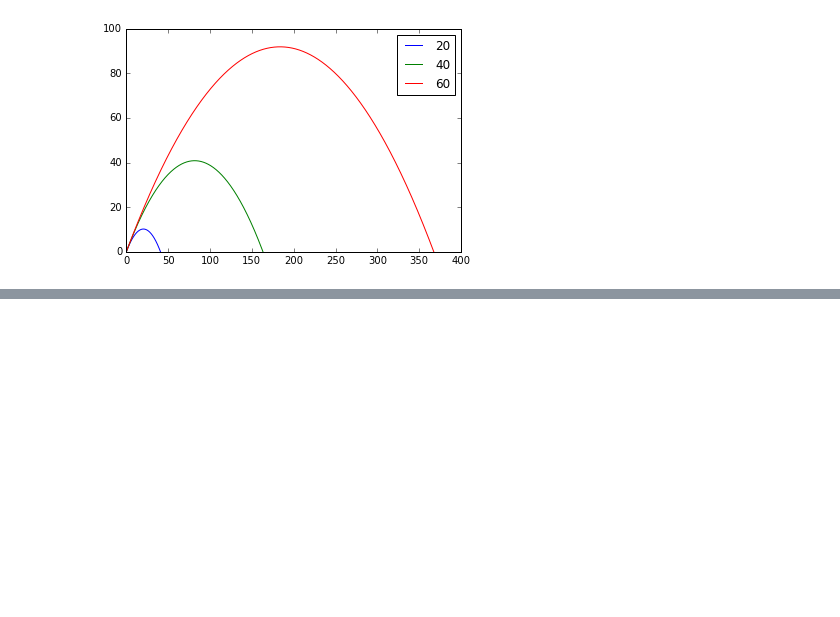
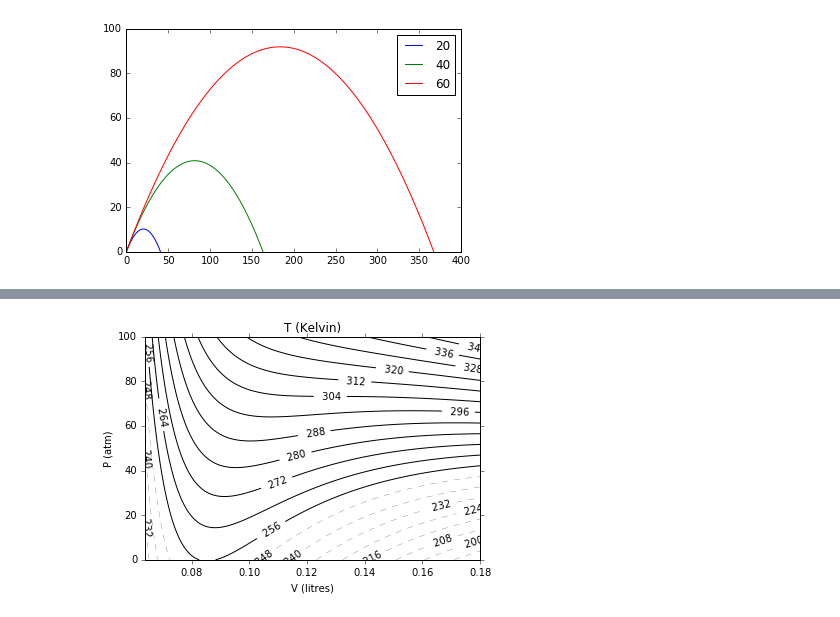
Before and after one commit to phasetr/mathcodes, a Jupyter notebook: jupiter/math_simple_graph.ipynb, the cells around one changed output, grey strips where cells are left out. Cells and saved outputs as stored; diff of their text form; code cells hidden in the pictures; blank space fills up the shorter version.

```diff
--- a/jupiter/math_simple_graph.ipynb
+++ b/jupiter/math_simple_graph.ipynb
@@ -255,0 +342,39 @@ plt.show()
+# %%
+%matplotlib inline
+import matplotlib
+import numpy as np
+import matplotlib.pyplot as plt
+
+matplotlib.rcParams['xtick.direction'] = 'out'
+matplotlib.rcParams['ytick.direction'] = 'out'
+
+# ファンデルワールスの状態方程式のパラメータ指定
+a = 3.592
+b = 0.0427
+R = 0.08206
+
+# パラメータ数
+pointsnum = 1000
+
+# 体積と圧力のパラメータ指定
+# 体積は x 軸, 圧力は y 軸
+v = np.linspace(0.064, 0.18, pointsnum)
+p = np.linspace(0, 100.0, pointsnum)
+X, Y = np.meshgrid(v, p)
+
+# 状態方程式から温度を計算
+Z = (Y + (a / X ** 2)) * (X - b) / R
+
+# グラフ描画
+plt.figure()
+CS = plt.contour(X, Y, Z, 25, linewidth=1.0, colors='k')
+zc = CS.collections[0:8]
+plt.setp(zc, linewidth=0.2, linestyle='dashed')
+# contour に対するラベリング
+plt.clabel(CS, inline=1, fontsize=10, fmt='%4.0f')
+plt.title('T (Kelvin)')
+plt.xlabel('V (litres)')
+plt.ylabel('P (atm)')
+plt.show()
+# %% [output]
+[figure, added]
```
Also changed, not shown: parts of 5 cells of this notebook.
